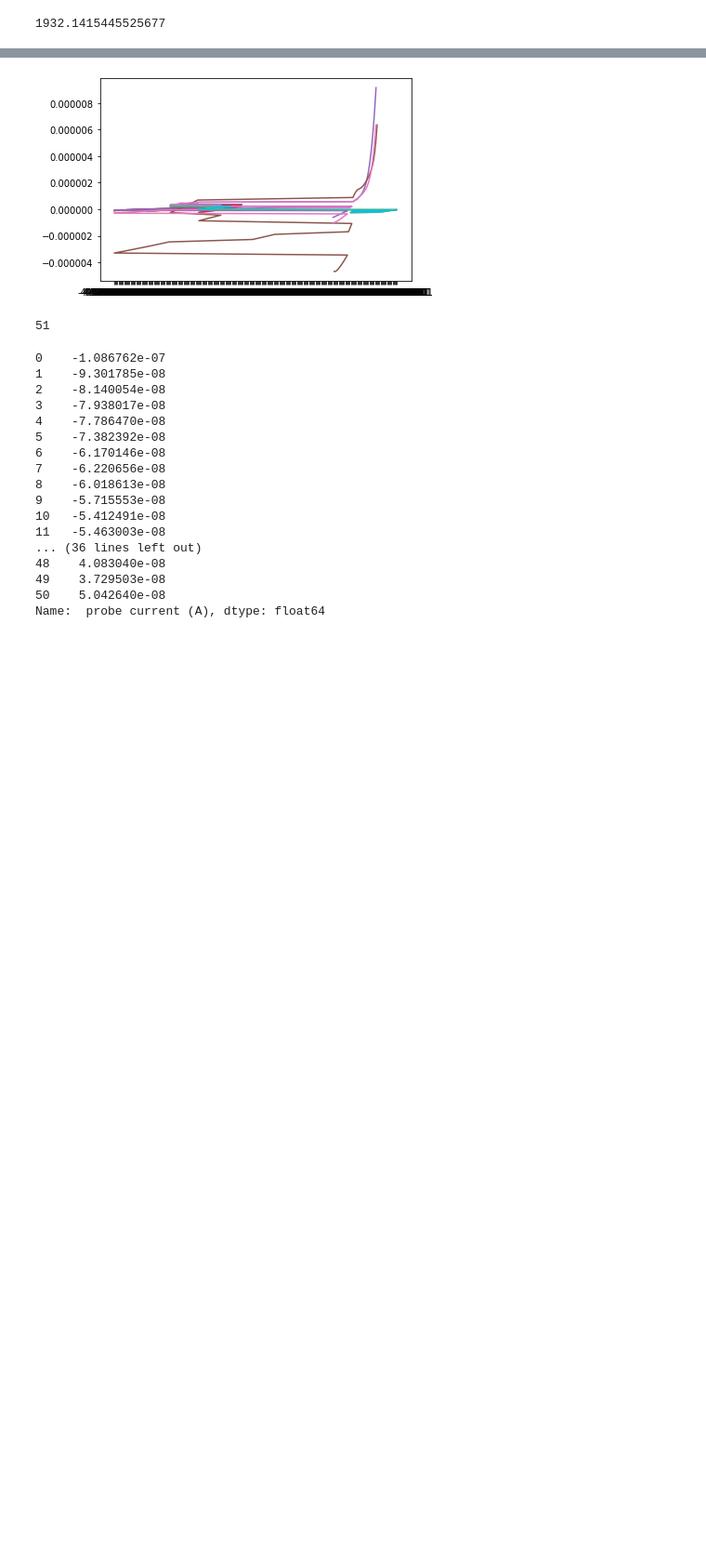
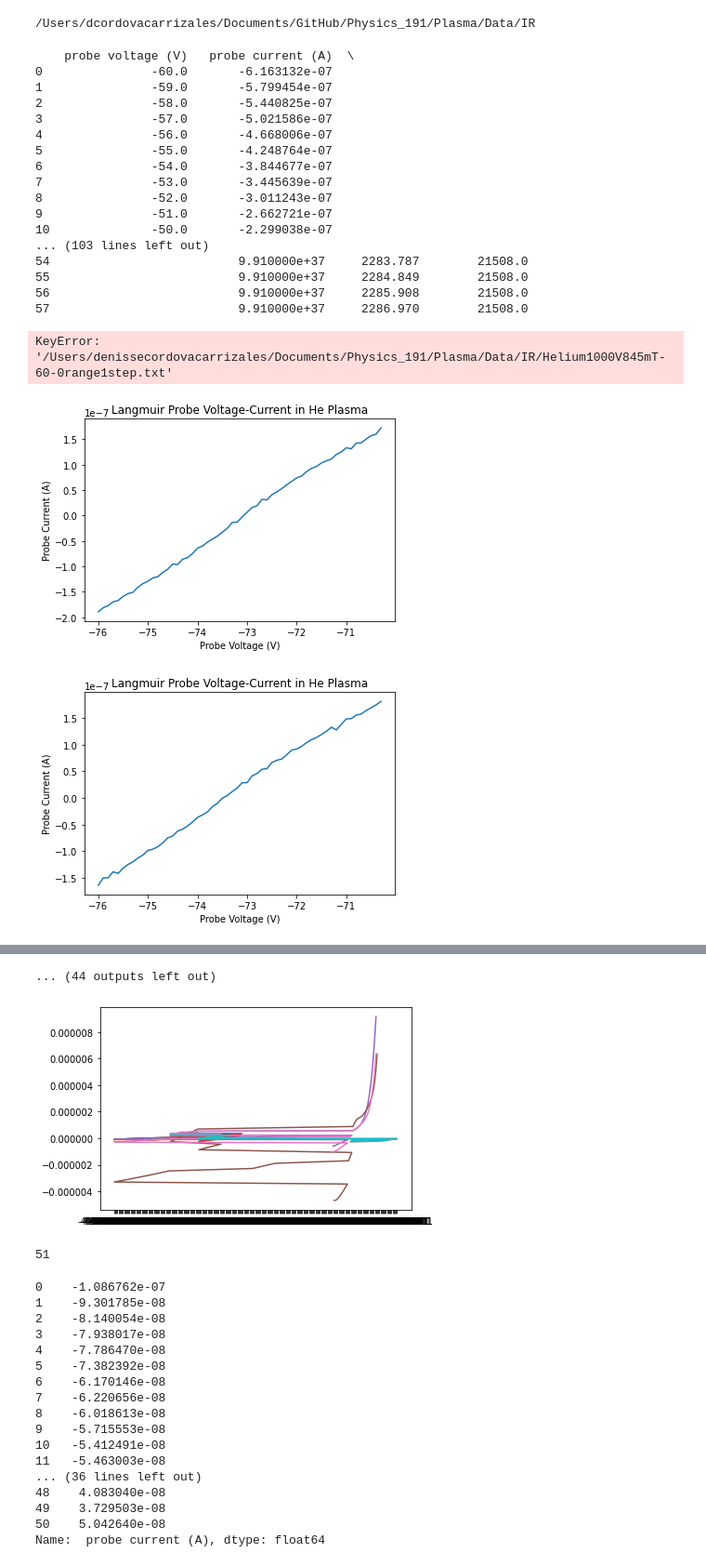
Before and after one commit to dcordovacarrizales/191_PlasmaPhysics, a Jupyter notebook: Plasma/Data/IR/IR and Electron Temperature.ipynb, the cells around one changed output, grey strips where cells are left out. Shown at 93% size. Drawn from its saved outputs; the diff is of its cells as text; code cells hidden in the pictures; blank space fills up the shorter version.

Commit message:
Langmuir Probe IV Graph

```diff
--- a/Plasma/Data/IR/IR and Electron Temperature.ipynb
+++ b/Plasma/Data/IR/IR and Electron Temperature.ipynb
@@ -18,6 +21,7 @@ Note: you may need to restart the kernel to use updated packages.
 
 #use of glob to get all .txt files in the folder
 path = os.getcwd()
+print(path)
 txt_files = glob.glob(os.path.join(path, "*.txt"))
 argon_data_frames = {}
 helium_data_frames = {}
@@ -27,10 +31,17 @@ for file in txt_files:
     df = df.drop(columns='Unnamed: 5')
     df = df.dropna(axis =0)
     df_columns = df.keys()
+    #print(df_columns)
 
     df = df.astype('float64')
 
-    #df.plot(df_columns[0], df_columns[1], title = file)
+    df.plot(df_columns[0], df_columns[1], title = "Langmuir Probe Voltage-Current in He Plasma", legend = None)
+    plt.ylabel("Probe Current (A)")
+    plt.xlabel("Probe Voltage (V)")
+    if file == "/Users/dcordovacarrizales/Documents/GitHub/Physics_191/Plasma/Data/IR/Helium1000V845mT-60-0range1step.txt" :
+        plt.savefig(fname = "langmuir probe")
+        print(df)
+
 #     print(df[df_columns[1]], df[df_columns[0]])
     if "Helium" in file:
 
@@ -53,31 +64,52 @@ def exponential(V_bias, V_plasma, T_e):
     """ function we are trying to fit to
     """
     I_electron = np.exp(-e*(V_plasma - V_bias)/(k*T_e))
     return I_electron
 
 
 IV_array = helium_data_frames["/Users/denissecordovacarrizales/Documents/Physics_191/Plasma/Data/IR/Helium1000V845mT-60-0range1step.txt"][df_columns[0:2]].to_numpy()
 #current in first column. voltage in second column
 
 shape = int(np.shape(IV_array)[0])
 
 current_min = shape - shape%6 # the positive current starts in the last sixth of the array. we can only use positive current because the logarithm input in line 68 cannot be negative
 current_max = shape
 
 
 
 
 linear_current_array = np.log(IV_array[current_min: current_max,1])#according to Wissel paper
 linear_ansatz_T_e = np.gradient(linear_current_array, 1) * 1/k #according to Wissel paper
 linear_ansatz_T_e = np.average(linear_ansatz_T_e) #guess of the electron temperature. just approximating to first order with an average
 
 
 print(linear_ansatz_T_e)
 V_float_ansatz = -40 #the voltage where the current turns positive. found it by eye
 V_plasma_ansatz = V_float_ansatz + (k*linear_ansatz_T_e/2)*np.log(2*m_i/(np.pi*m_e)) #from Wissel paper
 #fit = scipy.optimize.curve_fit(exponential, helium_data_frames["/Users/denissecordovacarrizales/Documents/Physics_191/Plasma/Data/IR/Helium1000V845mT-60-0range1step.txt"][df_columns[0]], helium_data_frames["/Users/denissecordovacarrizales/Documents/Physics_191/Plasma/Data/IR/Helium1000V845mT-60-0range1step.txt"][df_columns[1]] , [V_plasma_ansatz, linear_ansatz_T_e ])
 #print(fit)
 
 #plt.plot(fit, IV_array[:, 1])
+#print("hello")
 # %% [output]
-1932.1415445525677
+/Users/dcordovacarrizales/Documents/GitHub/Physics_191/Plasma/Data/IR
+    probe voltage (V)   probe current (A)  \
+0               -60.0       -6.163132e-07
+1               -59.0       -5.799454e-07
+2               -58.0       -5.440825e-07
+3               -57.0       -5.021586e-07
+4               -56.0       -4.668006e-07
+5               -55.0       -4.248764e-07
+6               -54.0       -3.844677e-07
+7               -53.0       -3.445639e-07
+8               -52.0       -3.011243e-07
+9               -51.0       -2.662721e-07
+10              -50.0       -2.299038e-07
+... (103 lines left out)
+54                          9.910000e+37     2283.787        21508.0
+55                          9.910000e+37     2284.849        21508.0
+56                          9.910000e+37     2285.908        21508.0
+57                          9.910000e+37     2286.970        21508.0
+KeyError: '/Users/denissecordovacarrizales/Documents/Physics_191/Plasma/Data/IR/Helium1000V845mT-60-0range1step.txt'
+[figure, added]
+[figure, added]
@@ -84,3 +123,4 @@ V_plasma_ansatz = V_float_ansatz + (k*linear_ansatz_T_e/2)*np.log(2*m_i/(np.pi*m
+... (44 outputs left out)
 # %%
 import matplotlib.pyplot as plt
 for i in range(len(data_frames)):
```
Also changed, not shown: parts of 2 cells of this notebook, 1 other file.
